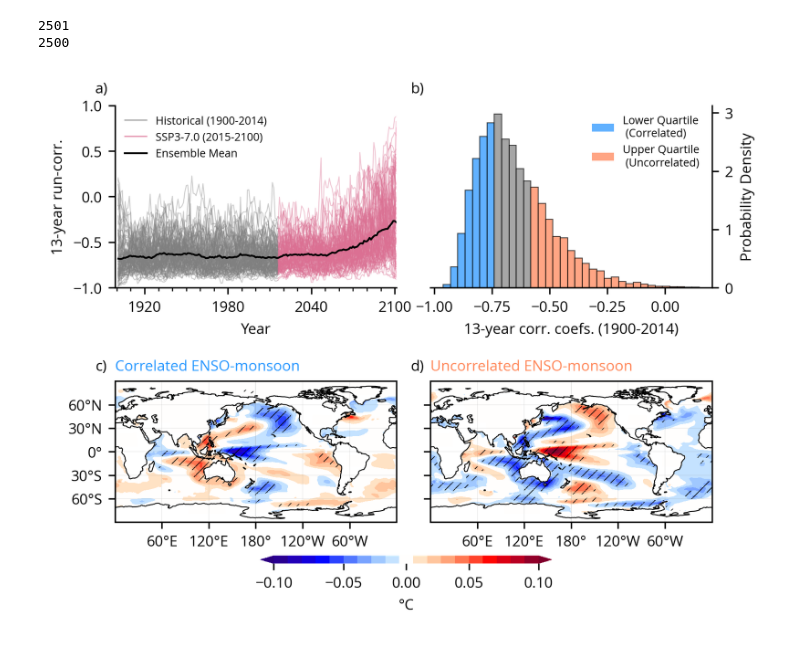
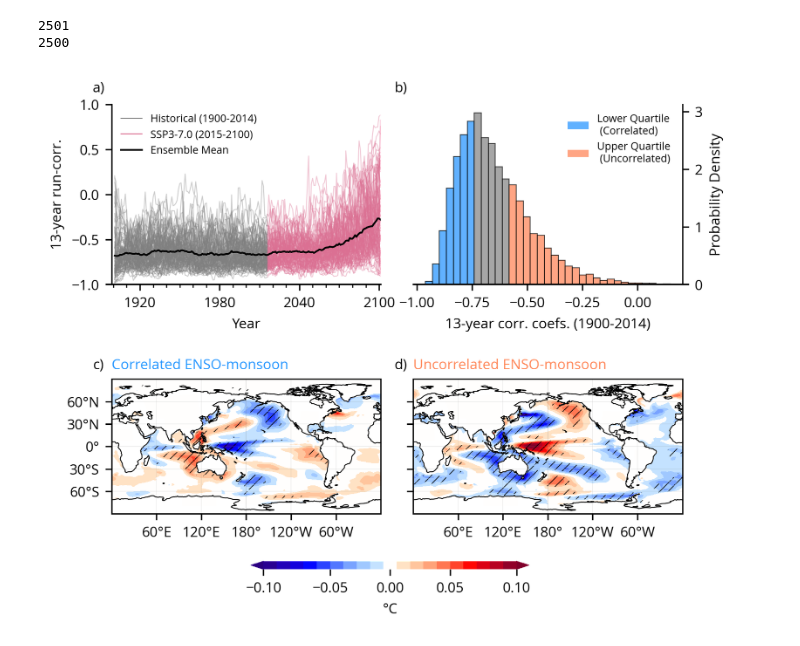
Before and after one commit to emmleroy/msea-interbasin-interactions, a Jupyter notebook: figures/Fig2.ipynb, the cells around one changed output. Cells and saved outputs as stored; diff of their text form; code cells hidden in the pictures.

```diff
--- a/figures/Fig2.ipynb
+++ b/figures/Fig2.ipynb
@@ -108,13 +108,13 @@ mpl.rcParams.update({
 })
 
 fig_width_cm = 14
-fig_height_cm = 10
+fig_height_cm = 11
 fig_width_in = fig_width_cm / 2.54
 fig_height_in = fig_height_cm / 2.54
 
 fig = plt.figure(figsize=(fig_width_in, fig_height_in), dpi=300, constrained_layout=True)
 
-gs1 = GridSpec(2, 2, top=0.94, bottom=0.10, left=0.1, right=0.92, hspace=0.4, wspace=0.12)
+gs1 = GridSpec(2, 2, top=0.94, bottom=0.15, left=0.1, right=0.92, hspace=0.4, wspace=0.12)
 
 ax1 = fig.add_subplot(gs1[0, 0])
 ax2 = fig.add_subplot(gs1[0, 1])
@@ -141,32 +141,32 @@ im = plots.draw_quartile_anomalies(lower_sst_da_difference_da, fig, ax3, lower_p
 
 ax3.set_yticklabels([-60, -30, 0, 30, 60],fontsize=8)
 lat_formatter = LatitudeFormatter()
 ax3.yaxis.set_major_formatter(lat_formatter)
 
 ############## Figure 2d ##############
 upper_sst_difference_da.sel(lon=320, method='nearest')[:] = upper_sst_difference_da.sel(lon=321, method='nearest')
 im = plots.draw_quartile_anomalies(upper_sst_difference_da, fig, ax4, upper_pvals,
                     vmin=-0.10, vmax=0.10,
                     levels=levels,
                     ticks=ticks,
                     cmap=cmaps.NCV_blu_red)
 ax4.set_yticklabels([])
 
 # Set subplot labels
 titles1 = ["a)", "b)", "c)", "d)"]
 titles2 = [None, None, "Correlated ENSO-monsoon", "Uncorrelated ENSO-monsoon"]
 colors = ['k', 'k', 'dodgerblue', 'coral']
 for i, (ax, title1, title2) in enumerate(zip([ax1, ax2, ax3, ax4], titles1, titles2)):
     ax.annotate(title1, xy=(-0.07, 1.05), xycoords='axes fraction', fontsize=8, color='k', ha='left', va='bottom')
     ax.annotate(title2, xy=(0, 1.05), xycoords='axes fraction', fontsize=8, color=colors[i], ha='left', va='bottom')
 
 # Add colorbar
-cbar_ax = fig.add_axes([0.3, 0.06, 0.4, 0.015])  # [left, bottom, width, height]
+cbar_ax = fig.add_axes([0.3, 0.09, 0.4, 0.015])  # [left, bottom, width, height]
 cbar = fig.colorbar(im,  cax=cbar_ax, ticks=[-.1, -.05, 0, .05, .1], label="°C", orientation="horizontal", shrink=0.50)
 cbar.ax.tick_params(labelsize=8)
 cbar.outline.set_visible(False)
 
 plt.savefig("Fig2.png")
 plt.savefig("Fig2.pdf")
 # %% [output]
-[figure, old version]
+[figure, new version]
```
